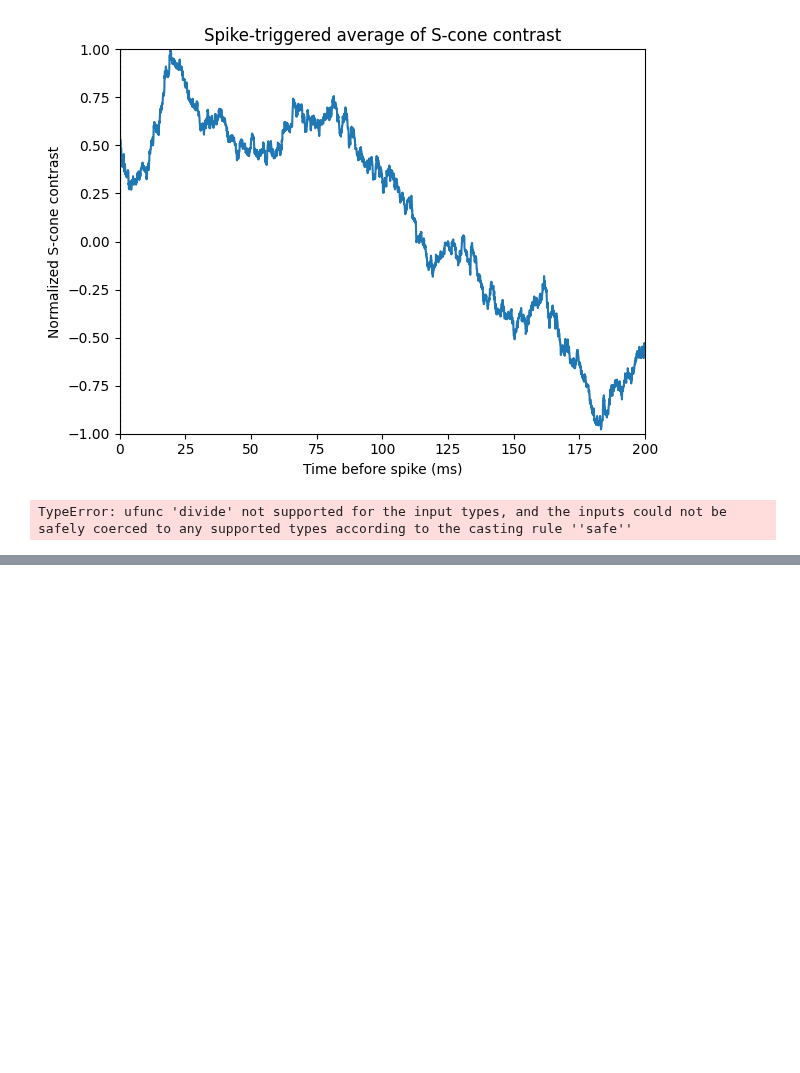
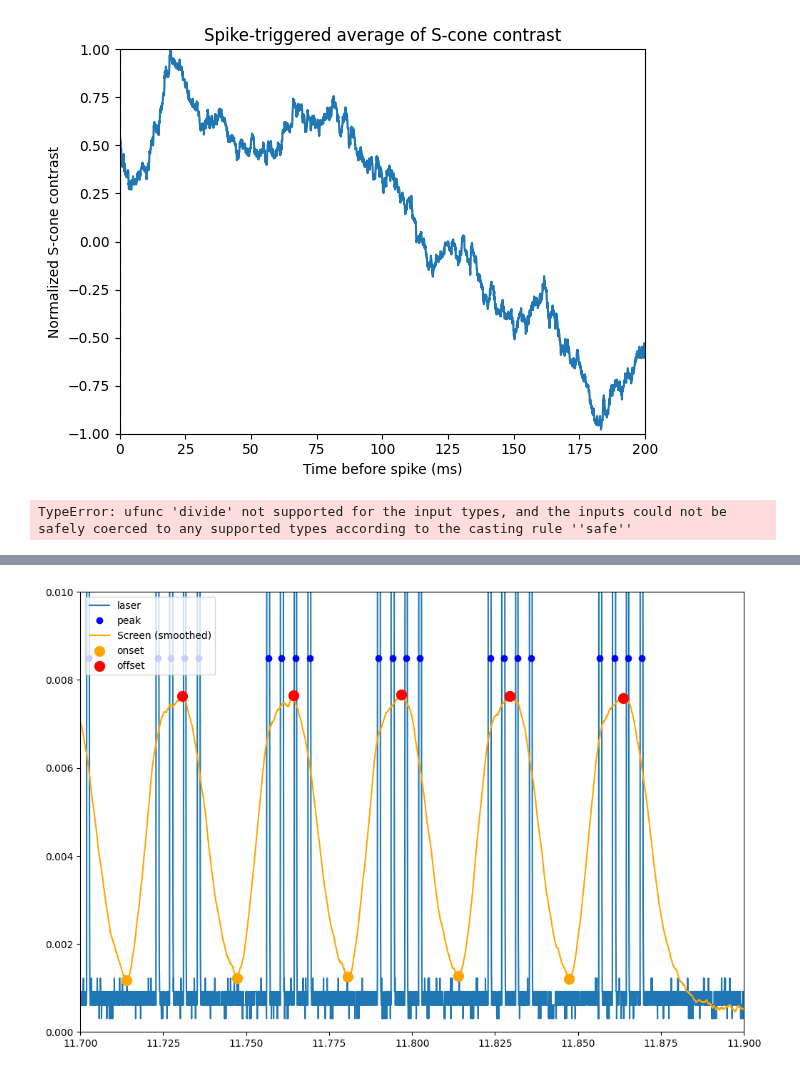
Before and after one commit to bkim346/Neitz_Analysis_Suite, a Jupyter notebook: testingbed.ipynb, the cells around one changed output, grey strips where cells are left out. Drawn from its saved outputs; the diff is of its cells as text; code cells hidden in the pictures; blank space fills up the shorter version.

```diff
--- a/testingbed.ipynb
+++ b/testingbed.ipynb
@@ -164,0 +231,80 @@ TypeError: ufunc 'divide' not supported for the input types, and the inputs coul
+# %%
+import numpy as np
+from scipy.signal import find_peaks, savgol_filter
+import matplotlib.pyplot as plt
+
+sig_raw = screen.stim_ch
+t       = screen.time_vec
+fs      = screen.fs
+
+# 1) Smooth
+window_ms  = 2.5
+window_len = int(window_ms * 1e-3 * fs)
+if window_len % 2 == 0:
+    window_len += 1
+sig = savgol_filter(sig_raw, window_length=window_len, polyorder=3)
+
+# 2) Maxima = offsets (tops)
+max_idx, _ = find_peaks(
+    sig,
+    height=0.003,
+    prominence=0.0005,
+    distance=int(0.02 * fs)
+)
+
+# 3) Minima = candidates for onsets
+min_idx, _ = find_peaks(
+    -sig,
+    prominence=0.0003,
+    distance=int(0.01 * fs)
+)
+
+# 4) Pair: last min before each max (within a window)
+on_idx_list  = []   # <<< reset as lists
+off_idx_list = []
+
+max_pre_window = 0.04  # seconds
+
+for m in max_idx:
+    prev = min_idx[(min_idx < m) & ((t[m] - t[min_idx]) < max_pre_window)]
+    if prev.size == 0:
+        continue
+    on_idx_list.append(prev[-1])
+    off_idx_list.append(m)
+
+on_idx  = np.array(on_idx_list,  dtype=int)
+off_idx = np.array(off_idx_list, dtype=int)
+
+# 5) Manual first onset/offset based on "first rise from baseline"
+baseline_mask = (t < 2.05)
+baseline = sig[baseline_mask]
+mu = baseline.mean()
+sd = baseline.std()
+thr_first = mu + 3*sd
+
+search_mask    = (t > 2.05)
+candidate_idx  = np.where(search_mask & (sig > thr_first))[0]
+first_on_idx   = candidate_idx[0]
+first_off_idx  = max_idx[max_idx > first_on_idx][0]
+
+# prepend if earlier than current first
+if on_idx.size == 0 or first_on_idx < on_idx[0]:
+    on_idx  = np.concatenate(([first_on_idx],  on_idx))
+    off_idx = np.concatenate(([first_off_idx], off_idx))
+
+t_on  = t[on_idx]
+t_off = t[off_idx]
+
+# 6) Plot to check
+plt.figure(figsize=(12,8))
+plt.plot(laser.time_vec ,laser.stim_ch, label='laser')
+plt.plot(laser.peaks/2e4,[laser.peak_height-0.0015]*len(laser.peaks),'o',c = 'blue', label='peak')
+plt.plot(t, sig,               label="Screen (smoothed)", c= 'orange')
+plt.scatter(t_on,  sig[on_idx],  c='orange', label='onset',s= 100,zorder = 4)
+plt.scatter(t_off, sig[off_idx], c='red',   label='offset',s=100, zorder = 4)
+plt.xlim(11.7, 11.9)
+plt.ylim(0, 0.01)
+plt.legend(loc='upper left')
+plt.show()
+# %% [output]
+[figure, added]
```
Also changed, not shown: parts of 8 cells of this notebook, 8 other files.
